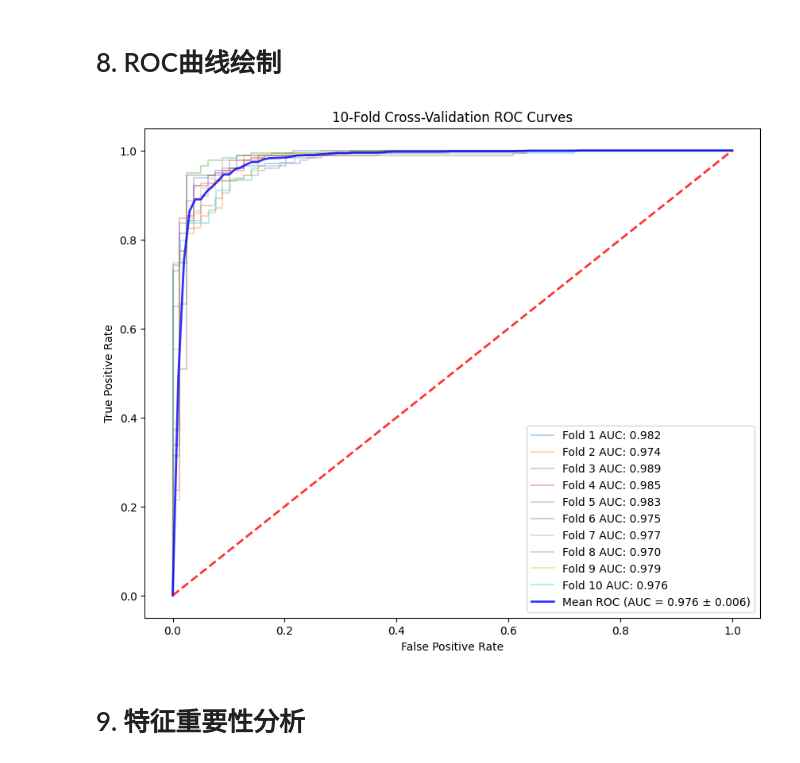
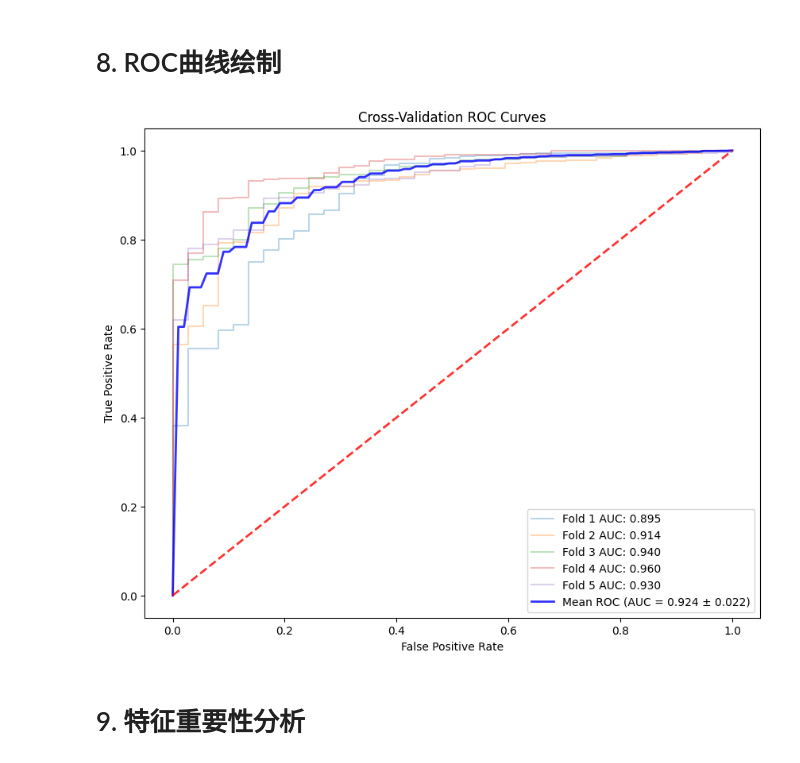
Before and after one commit to PPSherry/ChromShatter, a Jupyter notebook: shatterSeek_label_model.ipynb, the cells around one changed output. Saved outputs shown, nothing was run; the diff lists cells and outputs as text; code cells hidden in the pictures.

```diff
--- a/shatterSeek_label_model.ipynb
+++ b/shatterSeek_label_model.ipynb
@@ -247,44 +261,20 @@ print("所有数据已成功加载")
 # %%
-def train_with_cross_validation(X, y, n_splits=10, random_state=42):
+def train_with_cross_validation(X, y, n_splits=5, random_state=42):
     """使用交叉验证训练模型"""
     cv = StratifiedKFold(n_splits=n_splits, shuffle=True, random_state=random_state)
 
     # 定义超参数网格
-    param_grids = [
-        # l1正则化 (需要用liblinear或saga求解器)
-        {
-            'penalty': ['l1'],
-            'C': [0.001, 0.01, 0.1, 1, 10, 100],
-            'solver': ['liblinear', 'saga'],
-            'class_weight': [None, 'balanced']
-        },
-        # l2正则化 (可以用多种求解器)
-        {
-            'penalty': ['l2'],
-            'C': [0.001, 0.01, 0.1, 1, 10, 100],
-            'solver': ['liblinear', 'saga', 'lbfgs'],
-            'class_weight': [None, 'balanced']
-        },
-        # elasticnet正则化 (只能用saga求解器，需要指定l1_ratio)
-        {
-            'penalty': ['elasticnet'],
-            'C': [0.001, 0.01, 0.1, 1, 10, 100],
-            'solver': ['saga'],
-            'l1_ratio': [0.2, 0.5, 0.8],
-            'class_weight': [None, 'balanced']
-        },
-        # 无正则化 (不能用liblinear求解器)
-        {
-            'penalty': [None],
-            'solver': ['newton-cg', 'lbfgs', 'saga'],
-            'class_weight': [None, 'balanced']
-        }
-    ]
+    param_grid = {
+        'penalty': ['l1', 'l2', None],
+        'C': [0.01, 0.1, 1, 10, 100],
+        'solver': ['liblinear', 'saga', 'lbfgs'],
+        'class_weight': [None, 'balanced']
+    }
 
     # 创建网格搜索
     grid_search = GridSearchCV(
         LogisticRegression(max_iter=10000),
-        param_grids,
+        param_grid,
         cv=cv,
         scoring='roc_auc',
         n_jobs=-1
@@ -338,36 +345,36 @@ def plot_cv_roc_curves(X, y, cv, best_params, output_path=None):
     # 平均ROC曲线
     mean_tpr = np.mean(tprs, axis=0)
     mean_tpr[-1] = 1.0
     mean_auc = auc(mean_fpr, mean_tpr)
     std_auc = np.std(aucs)
     plt.plot(mean_fpr, mean_tpr, color='b',
              label=f'Mean ROC (AUC = {mean_auc:.3f} ± {std_auc:.3f})',
              lw=2, alpha=0.8)
 
     plt.plot([0, 1], [0, 1], linestyle='--', lw=2, color='r', alpha=.8)
     plt.xlabel('False Positive Rate')
     plt.ylabel('True Positive Rate')
-    plt.title('10-Fold Cross-Validation ROC Curves')
+    plt.title('Cross-Validation ROC Curves')
     plt.legend(loc="lower right")
 
     if output_path:
         plt.savefig(output_path)
 
     plt.show()
 
     return mean_auc, std_auc
 
 # 绘制交叉验证ROC曲线
-cv_output_path = '/Volumes/T7-shield/CS-Bachelor-Thesis/CNN_model/model_data/cv_roc_curve.png'
+cv_output_path = os.path.join(BASE_DIR, "cv_roc_curve.png")
 mean_auc, std_auc = plot_cv_roc_curves(
     train_combined_features,
     train_labels,
     cv,
     grid_search.best_params_,
     cv_output_path
 )
 # %% [output]
-[figure, old version]
+[figure, new version]
 # %% [markdown]
 # 9. 特征重要性分析
 # %%
```
Also changed, not shown: parts of 16 cells of this notebook, 2 other files.
